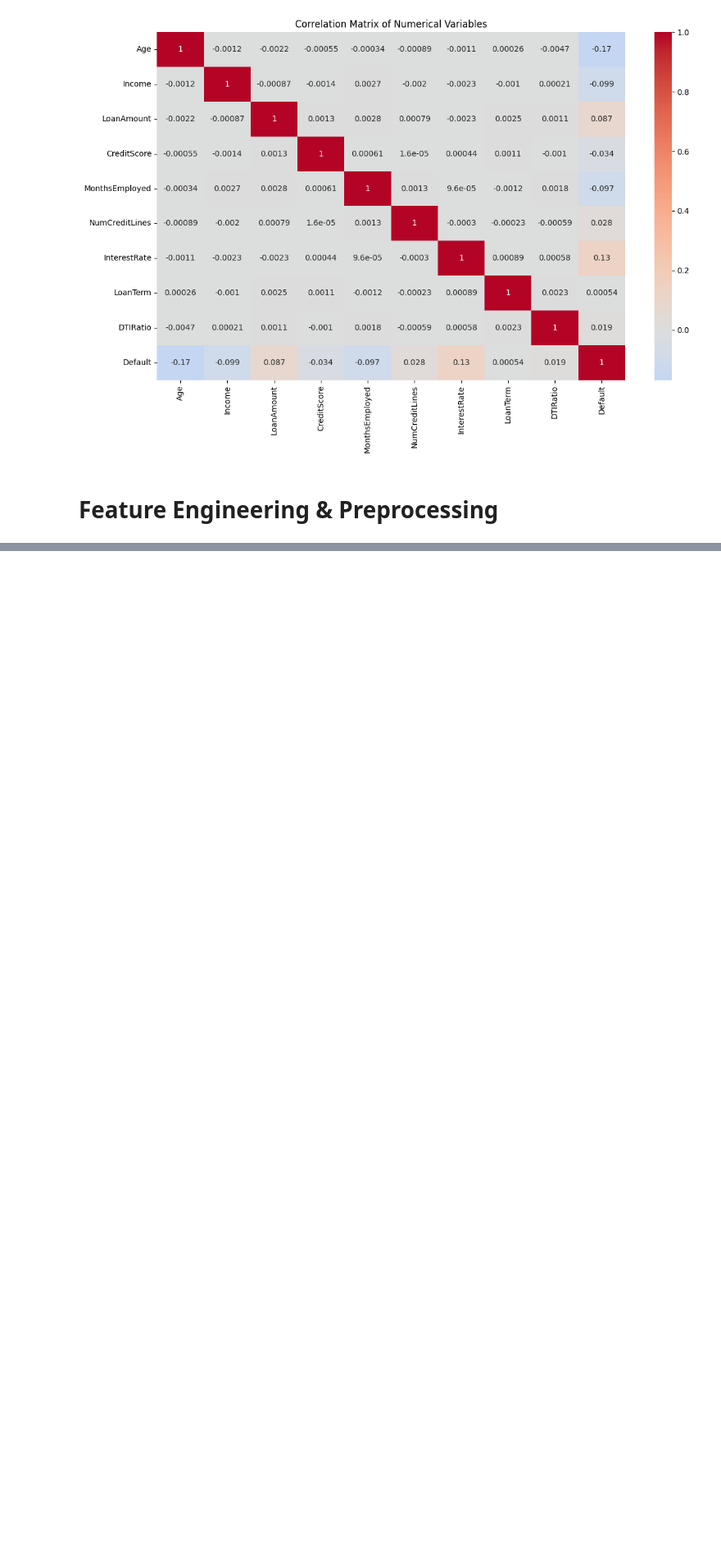
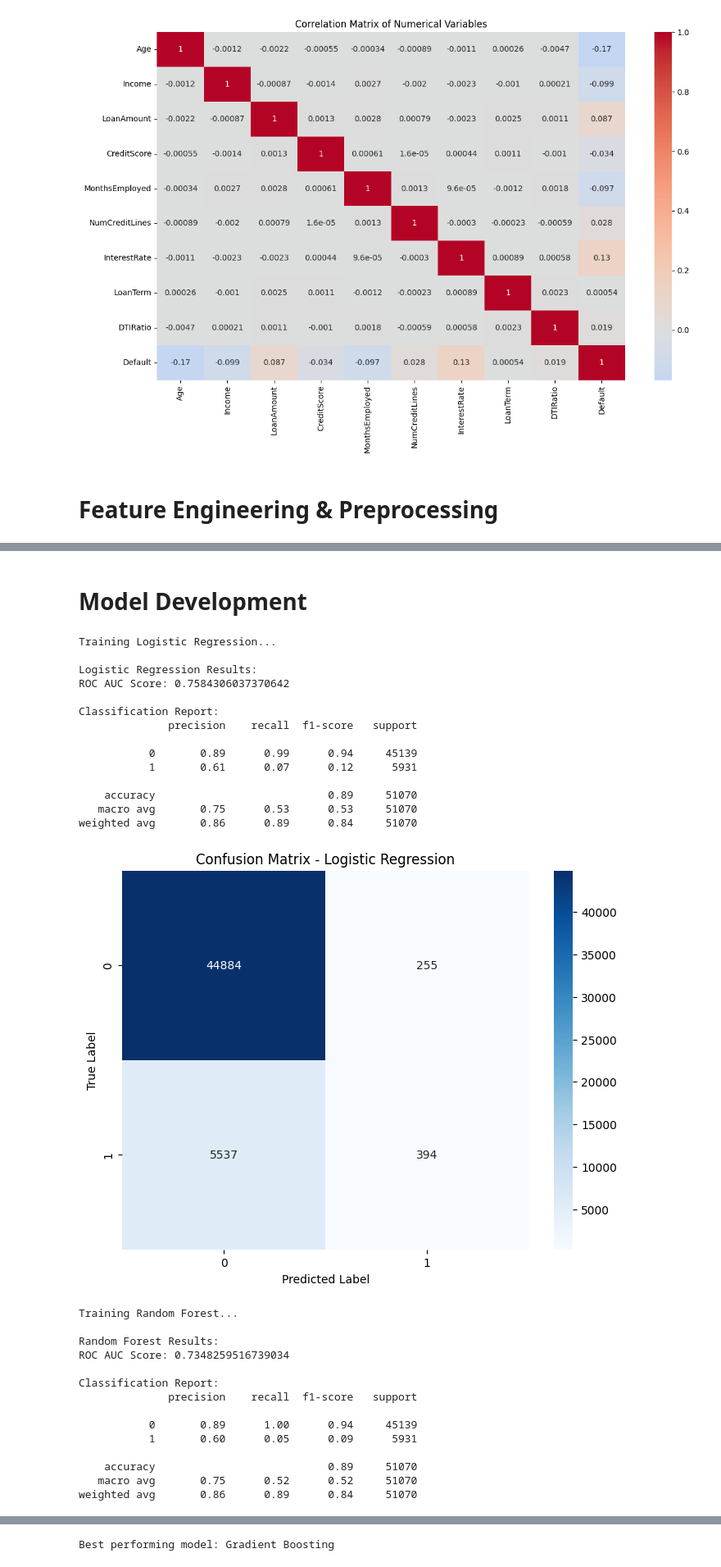
Before and after one commit to Ponhrith/thesis, a Jupyter notebook: eda.ipynb, the cells around one changed output, grey strips where cells are left out. Shown: that part at 82% size. Saved outputs shown, nothing was run; the diff lists cells and outputs as text; code cells hidden in the pictures; blank space fills up the shorter version.

Commit message:
feat:risk assessment

```diff
--- a/eda.ipynb
+++ b/eda.ipynb
@@ -230,6 +230,7 @@ Name: Default, dtype: float64
 # %%
 from sklearn.preprocessing import StandardScaler, LabelEncoder
 from sklearn.model_selection import train_test_split
+
 # 1. Feature Engineering
 def engineer_features(df):
     # Create copy to avoid modifying original data
@@ -240,16 +241,22 @@ def engineer_features(df):
     df_new['Monthly_Payment'] = (df_new['LoanAmount'] * (df_new['InterestRate']/1200)) / (1 - (1 + df_new['InterestRate']/1200)**(-df_new['LoanTerm']))
     df_new['Payment_to_Income'] = df_new['Monthly_Payment'] / (df_new['Income']/12)
 
-    # Risk Score based on Credit Score
-    df_new['Credit_Risk'] = pd.cut(df_new['CreditScore'],
-                                  bins=[0, 580, 670, 740, 800, 850],
-                                  labels=['Very Poor', 'Fair', 'Good', 'Very Good', 'Excellent'])
+    # Instead of creating categorical Credit_Risk, let's create numerical risk scores
+    df_new['Credit_Risk_Score'] = pd.cut(df_new['CreditScore'],
+                                        bins=[0, 580, 670, 740, 800, 850],
+                                        labels=[1, 2, 3, 4, 5]).astype(int)
 
     return df_new
 # %%
 # 2. Preprocessing
 def preprocess_data(df):
-    # Handle categorical variables
+    # Create copy to avoid modifying original data
+    df = df.copy()
+
+    # Drop the LoanID column if it exists
+    if 'LoanID' in df.columns:
+        df = df.drop('LoanID', axis=1)
+
     # Convert binary features
     binary_cols = ['HasMortgage', 'HasDependents', 'HasCoSigner']
     for col in binary_cols:
@@ -265,7 +272,8 @@ def preprocess_data(df):
     scaler = StandardScaler()
     num_cols = ['Age', 'Income', 'LoanAmount', 'CreditScore', 'MonthsEmployed',
                 'NumCreditLines', 'InterestRate', 'LoanTerm', 'DTIRatio',
-                'Debt_to_Income', 'Monthly_Payment', 'Payment_to_Income']
+                'Debt_to_Income', 'Monthly_Payment', 'Payment_to_Income',
+                'Credit_Risk_Score']
 
     df[num_cols] = scaler.fit_transform(df[num_cols])
 
@@ -313,0 +343,2 @@ Feature names: ['LoanID', 'Age', 'Income', 'LoanAmount', 'CreditScore', 'MonthsE
+# %% [markdown]
+# Model Development
@@ -313,0 +394,56 @@ Feature names: ['LoanID', 'Age', 'Income', 'LoanAmount', 'CreditScore', 'MonthsE
+# %%
+# Train and evaluate models
+model_results = train_and_evaluate_models()
+
+# Find best performing model
+best_model_name = max(model_results.items(),
+                     key=lambda x: x[1]['roc_auc'])[0]
+
+print(f"\nBest performing model: {best_model_name}")
+
+# Feature importance for best model (if Random Forest or Gradient Boosting)
+best_model = model_results[best_model_name]['model']
+if hasattr(best_model, 'feature_importances_'):
+    feature_importance = pd.DataFrame({
+        'feature': X_train.columns,
+        'importance': best_model.feature_importances_
+    }).sort_values('importance', ascending=False)
+
+    # Plot feature importance
+    plt.figure(figsize=(12, 6))
+    sns.barplot(x='importance', y='feature', data=feature_importance.head(10))
+    plt.title(f'Top 10 Most Important Features - {best_model_name}')
+    plt.show()
+
+    print("\nTop 10 Most Important Features:")
+    print(feature_importance.head(10))
+# %% [output]
+Training Logistic Regression...
+
+Logistic Regression Results:
+ROC AUC Score: 0.7584306037370642
+
+Classification Report:
+              precision    recall  f1-score   support
+
+           0       0.89      0.99      0.94     45139
+           1       0.61      0.07      0.12      5931
+
+    accuracy                           0.89     51070
+   macro avg       0.75      0.53      0.53     51070
+weighted avg       0.86      0.89      0.84     51070
+[figure, added]
+Training Random Forest...
+
+Random Forest Results:
+ROC AUC Score: 0.7348259516739034
+
+Classification Report:
+              precision    recall  f1-score   support
+
+           0       0.89      1.00      0.94     45139
+           1       0.60      0.05      0.09      5931
+
+    accuracy                           0.89     51070
+   macro avg       0.75      0.52      0.52     51070
+weighted avg       0.86      0.89      0.84     51070
@@ -313,0 +466 @@ Feature names: ['LoanID', 'Age', 'Income', 'LoanAmount', 'CreditScore', 'MonthsE
+Best performing model: Gradient Boosting
```
Also changed, not shown: parts of 7 cells of this notebook.
